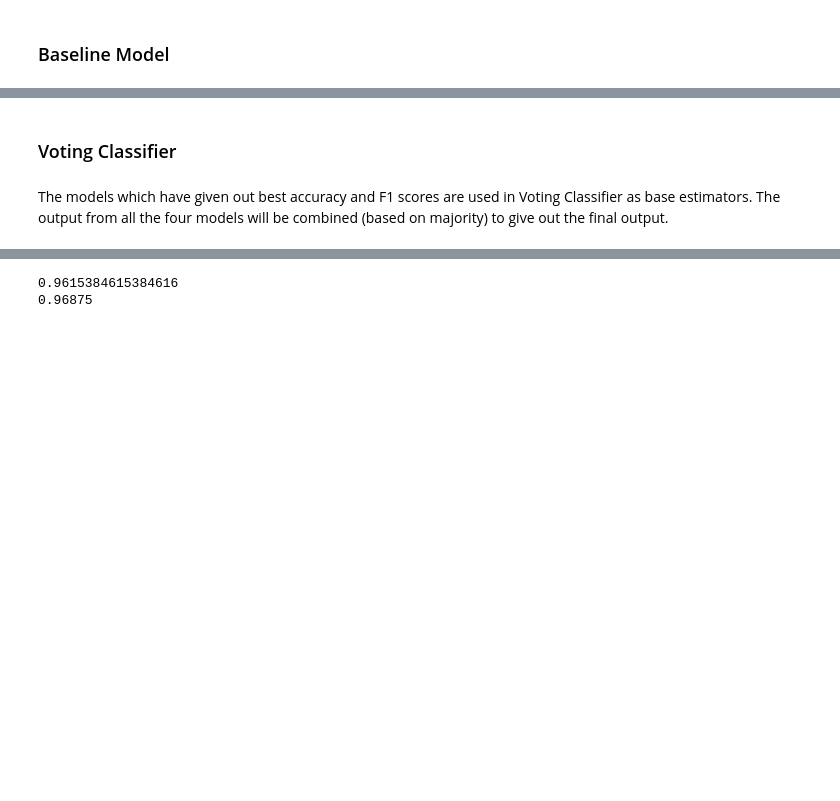
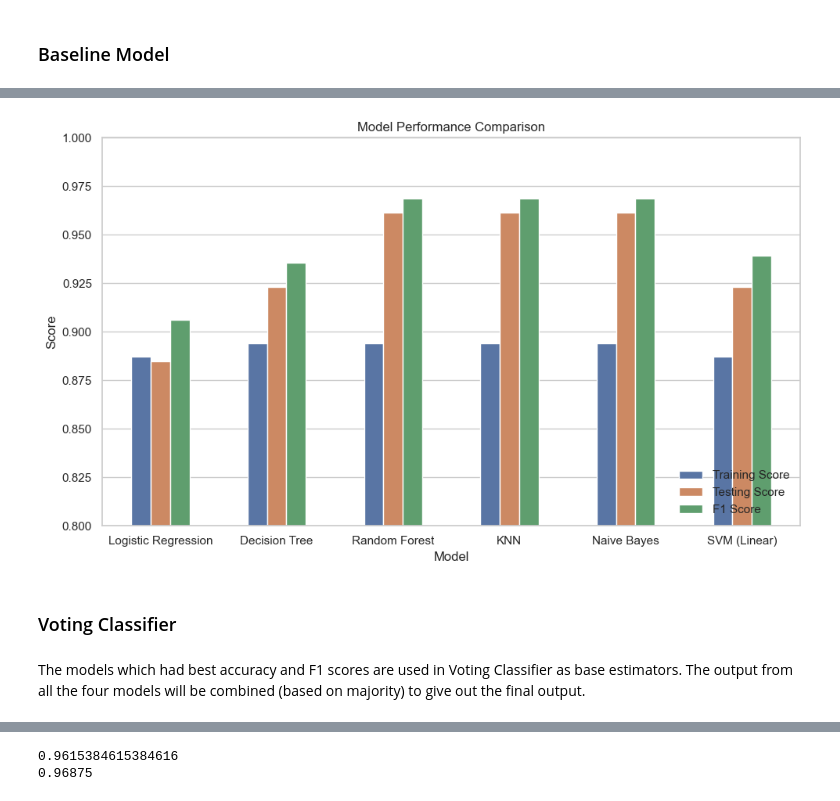
Before and after one commit to jaybo-6/Diabetes-Risk-Prediction-master, a Jupyter notebook: Diabetes Risk Prediction.ipynb, the cells around one changed output, grey strips where cells are left out. Saved outputs shown, nothing was run; the diff lists cells and outputs as text; code cells hidden in the pictures; blank space fills up the shorter version.

```diff
--- a/Diabetes Risk Prediction.ipynb
+++ b/Diabetes Risk Prediction.ipynb
@@ -371,7 +354,53 @@ acc
+# %%
+import matplotlib.pyplot as plt
+import seaborn as sns
+
+# Set the visual style
+sns.set(style="whitegrid")
+
+# Clean model names for x-axis
+clean_names = [
+    "Logistic Regression",
+    "Decision Tree",
+    "Random Forest",
+    "KNN",
+    "Naive Bayes",
+    "SVM (Linear)"
+]
+
+# Assign clean names
+acc['Model'] = clean_names
+
+# Melt the DataFrame for seaborn
+acc_melted = acc.melt(id_vars='Model',
+                      value_vars=['Training Score', 'Testing Score', 'F1 Score'],
+                      var_name='Metric',
+                      value_name='Score')
+
+# Increase figure size
+plt.figure(figsize=(10, 6))
+
+# Create bar plot with thinner bars
+sns.barplot(data=acc_melted, x='Model', y='Score', hue='Metric', width=0.5)
+
+# Rotate x-axis labels
+plt.xticks(rotation=0, ha='center')
+
+# Add title and labels
+plt.title('Model Performance Comparison')
+plt.ylabel('Score')
+plt.xlabel('Model')
+plt.ylim(0.8, 1.0)
+
+plt.tight_layout()
+plt.legend(loc='lower right')
+plt.show()
+# %% [output]
+[figure, added]
 # %% [markdown]
 ### Voting Classifier
 # %% [markdown]
-The models which have given out best accuracy and F1 scores are used in Voting Classifier as base estimators. The output from all the four models will be combined (based on majority) to give out the final output.
+The models which had best accuracy and F1 scores are used in Voting Classifier as base estimators. The output from all the four models will be combined (based on majority) to give out the final output.
 # %%
 classifiers = [('NB', nb), ('KNN', knn), ('SVC', sv), ('DT', dt)]
 # %%
```
Also changed, not shown: parts of 34 cells of this notebook, 4 other files.
